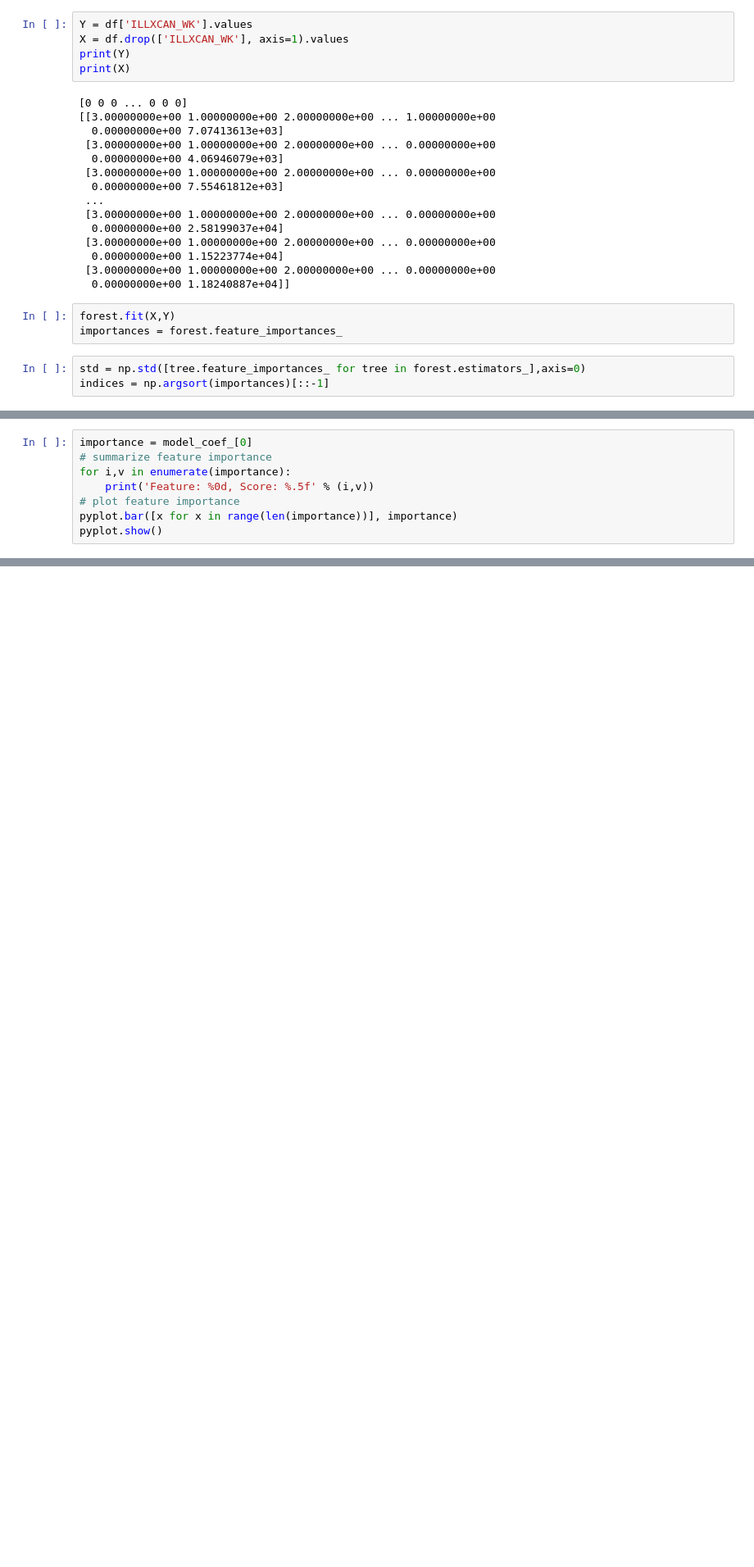
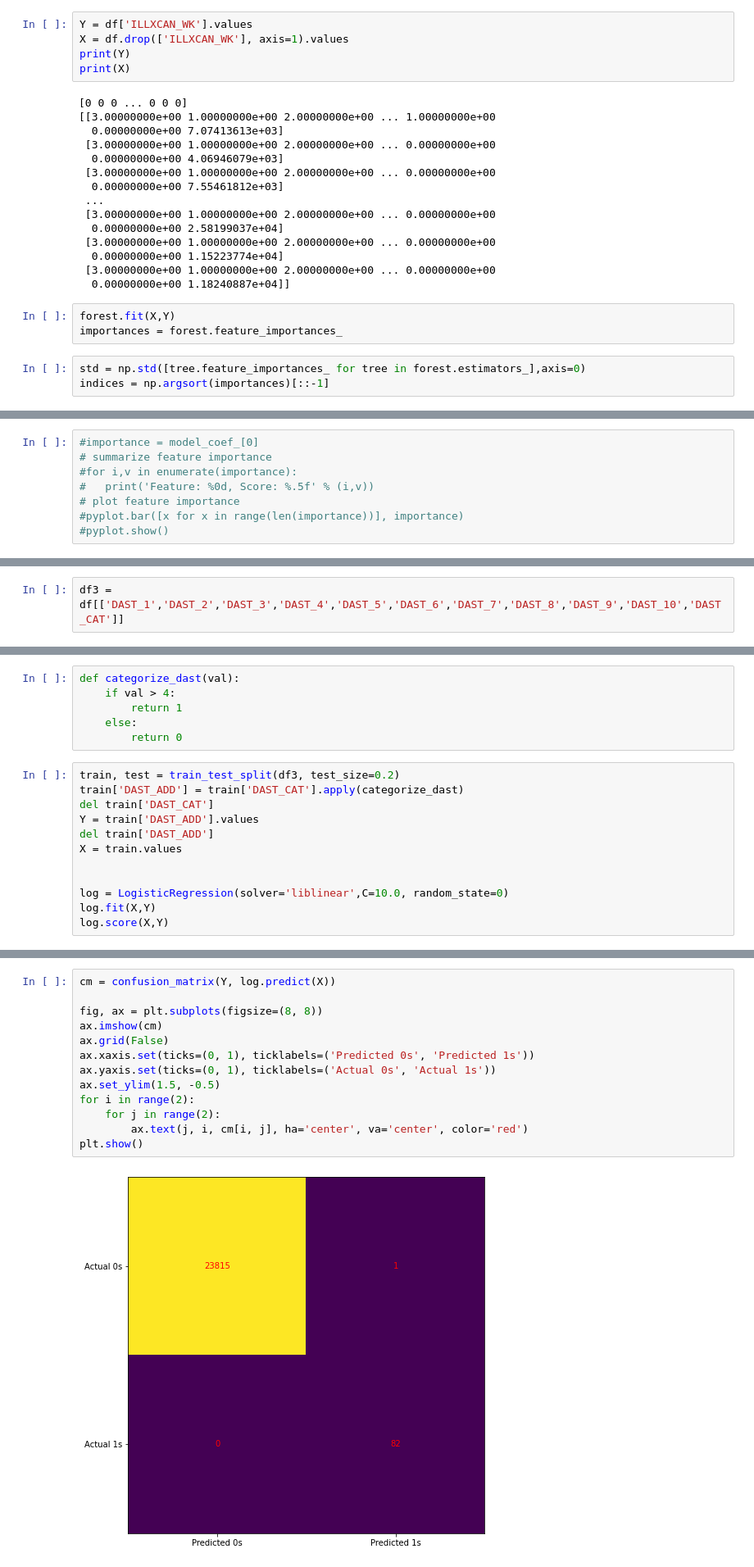
Before and after one commit to enzomescall/thebrazilians-datathon, a Jupyter notebook: feature_selection.ipynb, the cells around one changed output, grey strips where cells are left out. Shown at 82% size. Drawn from its saved outputs; the diff is of its cells as text; blank space fills up the shorter version.

```diff
--- a/feature_selection.ipynb
+++ b/feature_selection.ipynb
@@ -77,8 +75,8 @@ KeyboardInterrupt:
 # %%
-importance = model_coef_[0]
+#importance = model_coef_[0]
 # summarize feature importance
-for i,v in enumerate(importance):
-	print('Feature: %0d, Score: %.5f' % (i,v))
+#for i,v in enumerate(importance):
+#	print('Feature: %0d, Score: %.5f' % (i,v))
 # plot feature importance
-pyplot.bar([x for x in range(len(importance))], importance)
-pyplot.show()
+#pyplot.bar([x for x in range(len(importance))], importance)
+#pyplot.show()
@@ -132 +130,3 @@ Name: DAST_CAT, Length: 29873, dtype: int64
+# %%
+df3 = df[['DAST_1','DAST_2','DAST_3','DAST_4','DAST_5','DAST_6','DAST_7','DAST_8','DAST_9','DAST_10','DAST_CAT']]
 # %%
@@ -145,0 +146,18 @@ Feature ranking:
+# %%
+def categorize_dast(val):
+    if val > 4:
+        return 1
+    else:
+        return 0
+# %%
+train, test = train_test_split(df3, test_size=0.2)
+train['DAST_ADD'] = train['DAST_CAT'].apply(categorize_dast)
+del train['DAST_CAT']
+Y = train['DAST_ADD'].values
+del train['DAST_ADD']
+X = train.values
+
+
+log = LogisticRegression(solver='liblinear',C=10.0, random_state=0)
+log.fit(X,Y)
+log.score(X,Y)
@@ -145,0 +187,15 @@ Feature ranking:
+# %%
+cm = confusion_matrix(Y, log.predict(X))
+
+fig, ax = plt.subplots(figsize=(8, 8))
+ax.imshow(cm)
+ax.grid(False)
+ax.xaxis.set(ticks=(0, 1), ticklabels=('Predicted 0s', 'Predicted 1s'))
+ax.yaxis.set(ticks=(0, 1), ticklabels=('Actual 0s', 'Actual 1s'))
+ax.set_ylim(1.5, -0.5)
+for i in range(2):
+    for j in range(2):
+        ax.text(j, i, cm[i, j], ha='center', va='center', color='red')
+plt.show()
+# %% [output]
+[figure, added]
```
Also changed, not shown: parts of 15 cells of this notebook, 2 other files.
